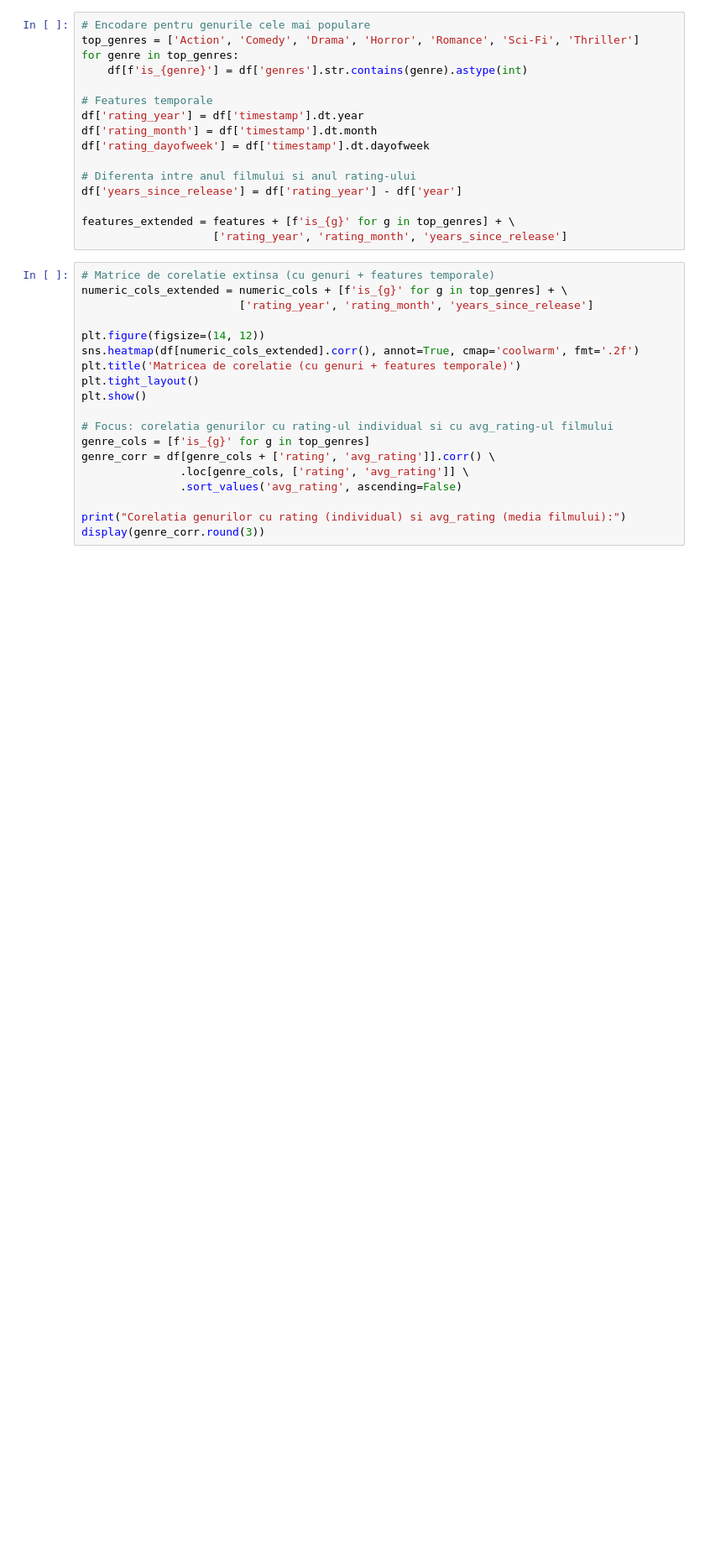
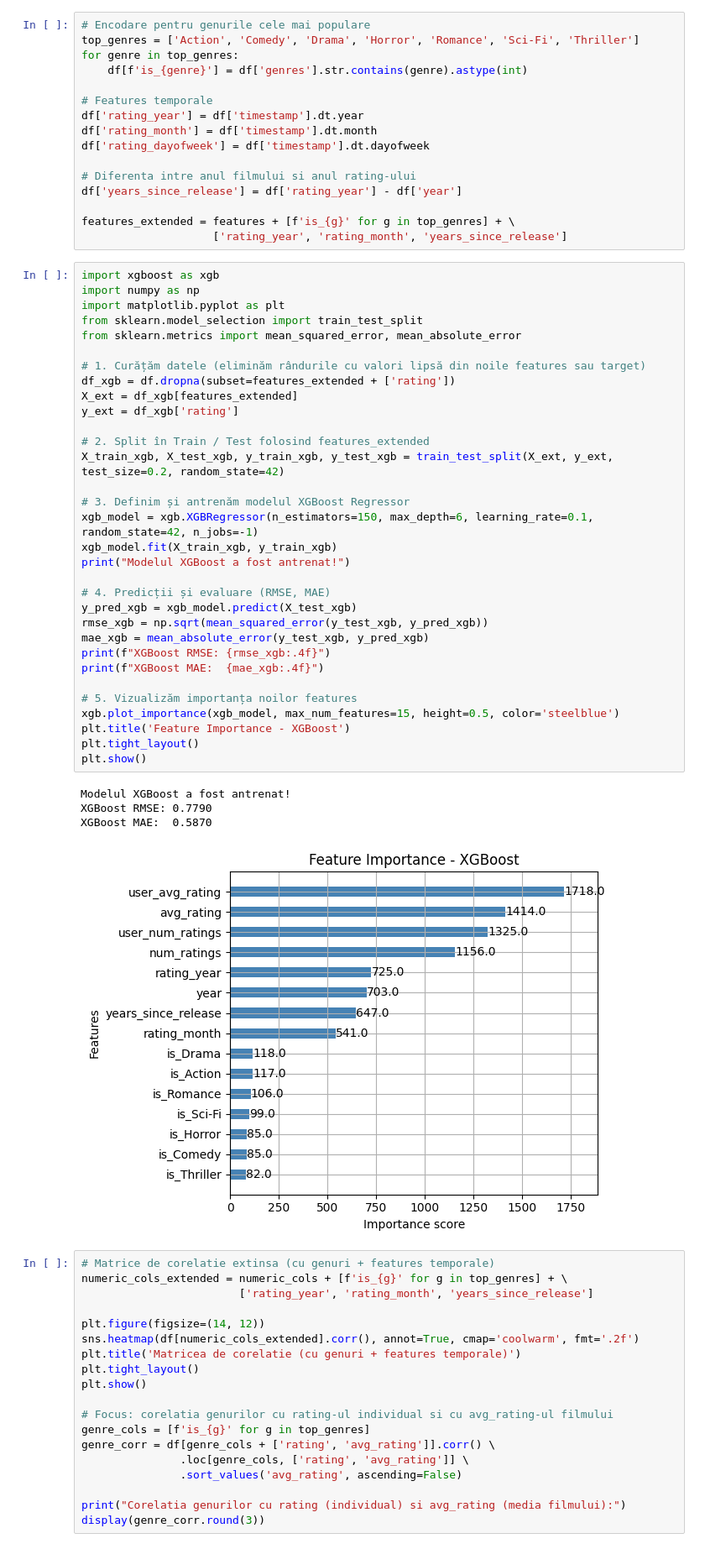
Before and after one commit to Alexandorel/ML-Product-Recommendation, a Jupyter notebook: src/python.ipynb, the cells around one changed output. Shown at 84% size. Saved outputs shown, nothing was run; the diff lists cells and outputs as text; blank space fills up the shorter version.

Commit message:
xgboost feature importance

```diff
--- a/src/python.ipynb
+++ b/src/python.ipynb
@@ -1027,6 +1028,43 @@ df['years_since_release'] = df['rating_year'] - df['year']
 
 features_extended = features + [f'is_{g}' for g in top_genres] + \
                     ['rating_year', 'rating_month', 'years_since_release']
+# %%
+import xgboost as xgb
+import numpy as np
+import matplotlib.pyplot as plt
+from sklearn.model_selection import train_test_split
+from sklearn.metrics import mean_squared_error, mean_absolute_error
+
+# 1. Curățăm datele (eliminăm rândurile cu valori lipsă din noile features sau target)
+df_xgb = df.dropna(subset=features_extended + ['rating'])
+X_ext = df_xgb[features_extended]
+y_ext = df_xgb['rating']
+
+# 2. Split în Train / Test folosind features_extended
+X_train_xgb, X_test_xgb, y_train_xgb, y_test_xgb = train_test_split(X_ext, y_ext, test_size=0.2, random_state=42)
+
+# 3. Definim și antrenăm modelul XGBoost Regressor
+xgb_model = xgb.XGBRegressor(n_estimators=150, max_depth=6, learning_rate=0.1, random_state=42, n_jobs=-1)
+xgb_model.fit(X_train_xgb, y_train_xgb)
+print("Modelul XGBoost a fost antrenat!")
+
+# 4. Predicții și evaluare (RMSE, MAE)
+y_pred_xgb = xgb_model.predict(X_test_xgb)
+rmse_xgb = np.sqrt(mean_squared_error(y_test_xgb, y_pred_xgb))
+mae_xgb = mean_absolute_error(y_test_xgb, y_pred_xgb)
+print(f"XGBoost RMSE: {rmse_xgb:.4f}")
+print(f"XGBoost MAE:  {mae_xgb:.4f}")
+
+# 5. Vizualizăm importanța noilor features
+xgb.plot_importance(xgb_model, max_num_features=15, height=0.5, color='steelblue')
+plt.title('Feature Importance - XGBoost')
+plt.tight_layout()
+plt.show()
+# %% [output]
+Modelul XGBoost a fost antrenat!
+XGBoost RMSE: 0.7790
+XGBoost MAE:  0.5870
+[figure, added]
 # %%
 # Matrice de corelatie extinsa (cu genuri + features temporale)
 numeric_cols_extended = numeric_cols + [f'is_{g}' for g in top_genres] + \
```
Also changed, not shown: parts of 6 cells of this notebook.
